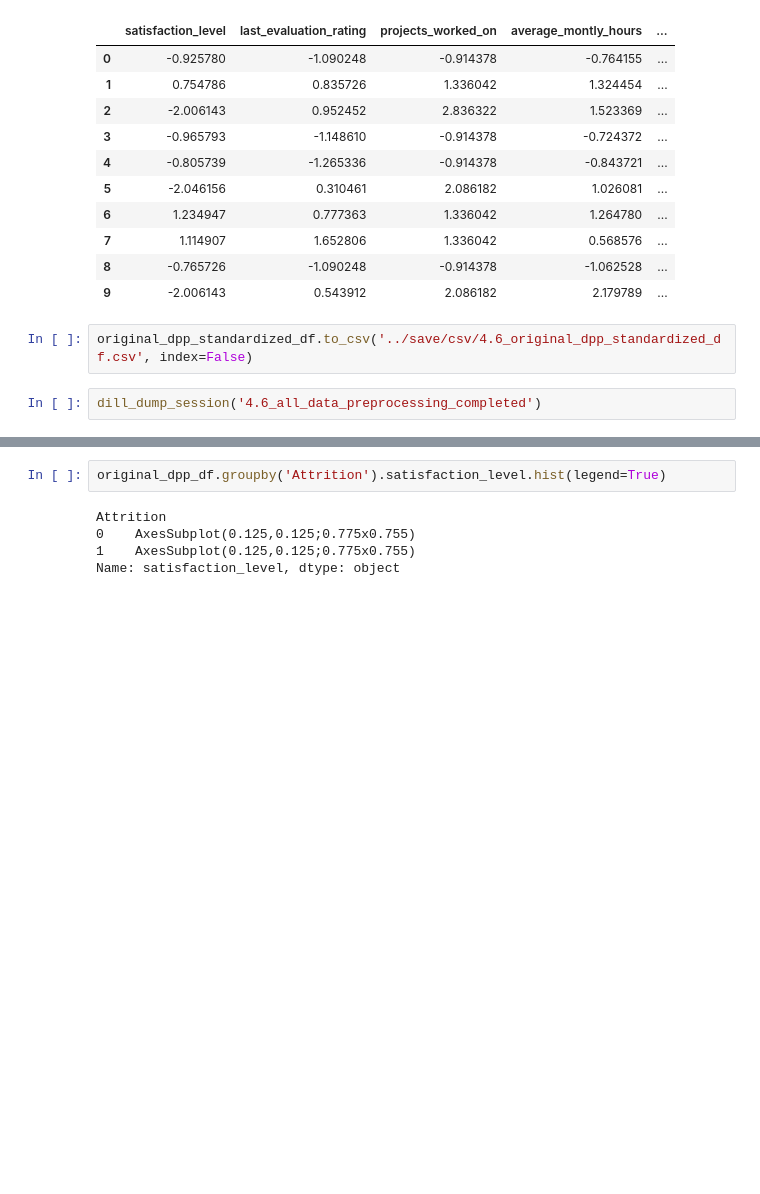
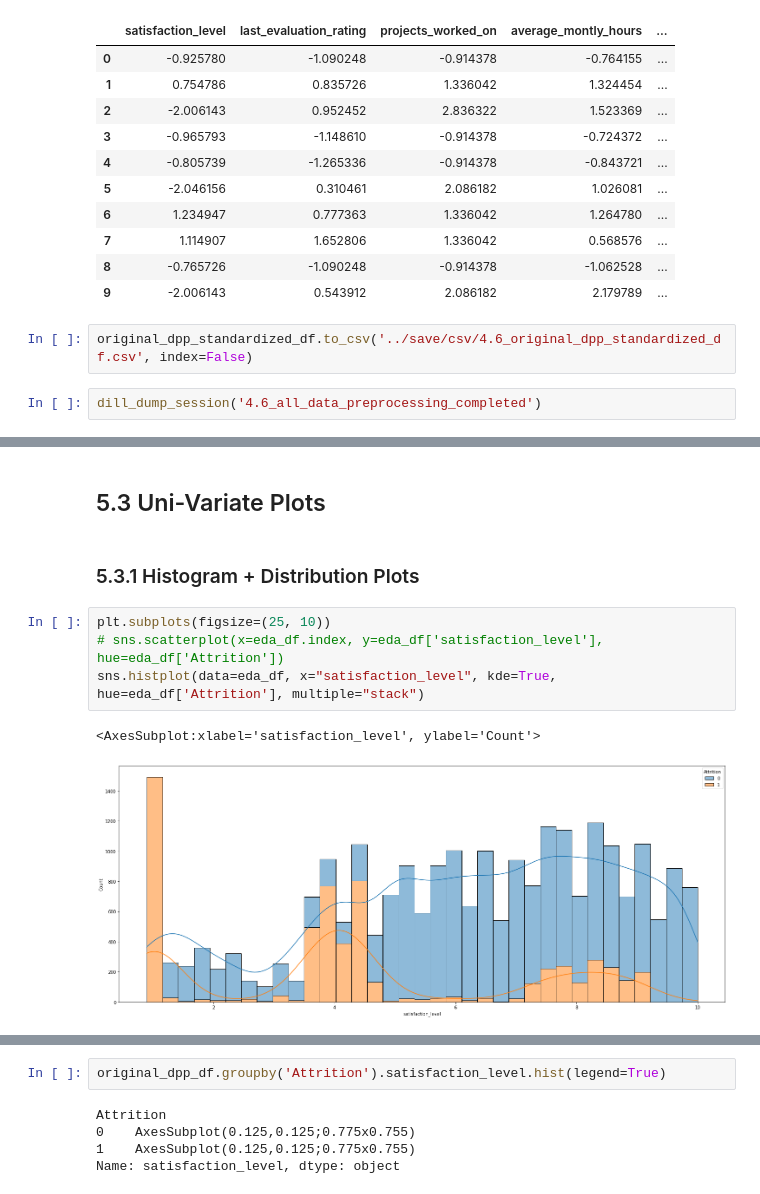
Before and after one commit to nalinsharma/BITSDissertation, a Jupyter notebook: ipynb/MidSemester.ipynb, the cells around one changed output, grey strips where cells are left out. Saved outputs shown, nothing was run; the diff lists cells and outputs as text; blank space fills up the shorter version.

```diff
--- a/ipynb/MidSemester.ipynb
+++ b/ipynb/MidSemester.ipynb
@@ -520,0 +615,11 @@ dill_dump_session('4.6_all_data_preprocessing_completed')
+# %% [markdown]
+## 5.3 Uni-Variate Plots
+# %% [markdown]
+### 5.3.1 Histogram + Distribution Plots
+# %%
+plt.subplots(figsize=(25, 10))
+# sns.scatterplot(x=eda_df.index, y=eda_df['satisfaction_level'], hue=eda_df['Attrition'])
+sns.histplot(data=eda_df, x="satisfaction_level", kde=True, hue=eda_df['Attrition'], multiple="stack")
+# %% [output]
+<AxesSubplot:xlabel='satisfaction_level', ylabel='Count'>
+[figure, added]
```
Also changed, not shown: parts of 34 cells of this notebook, 1 other file.
